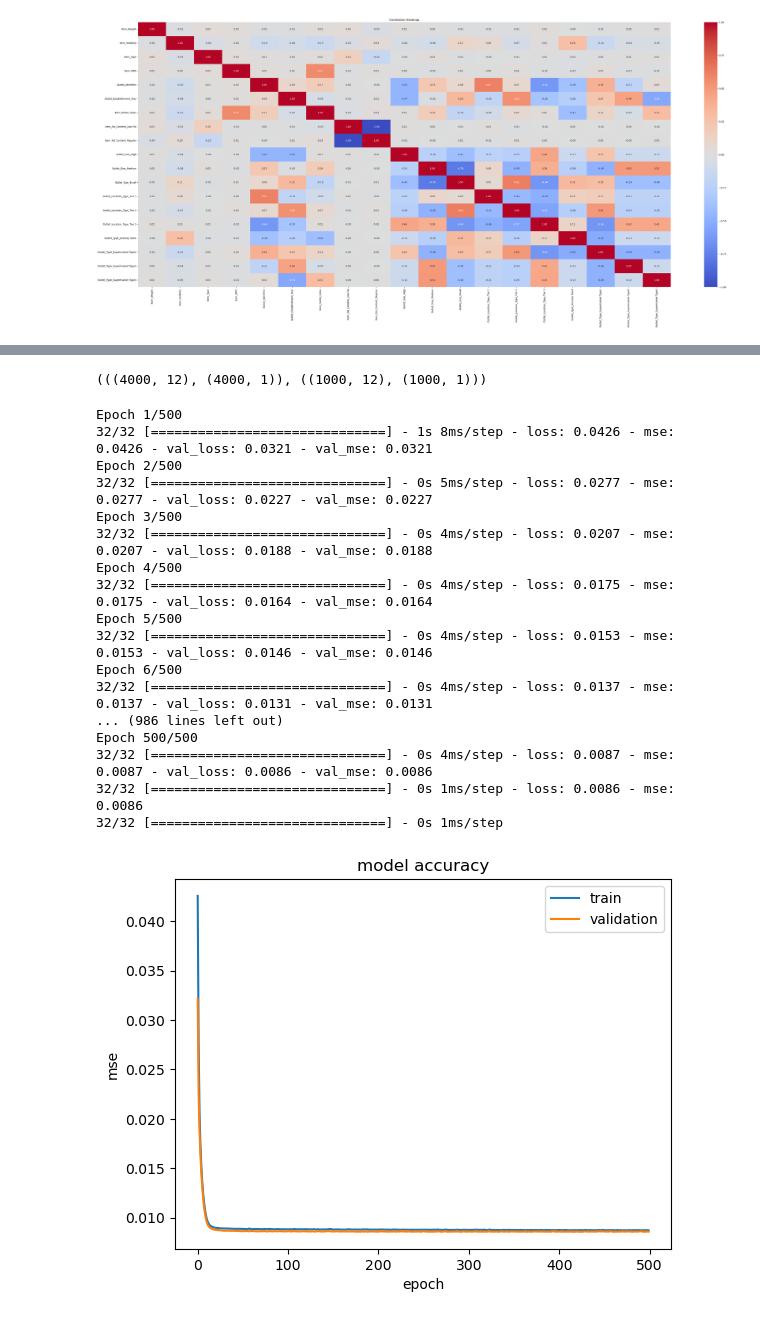
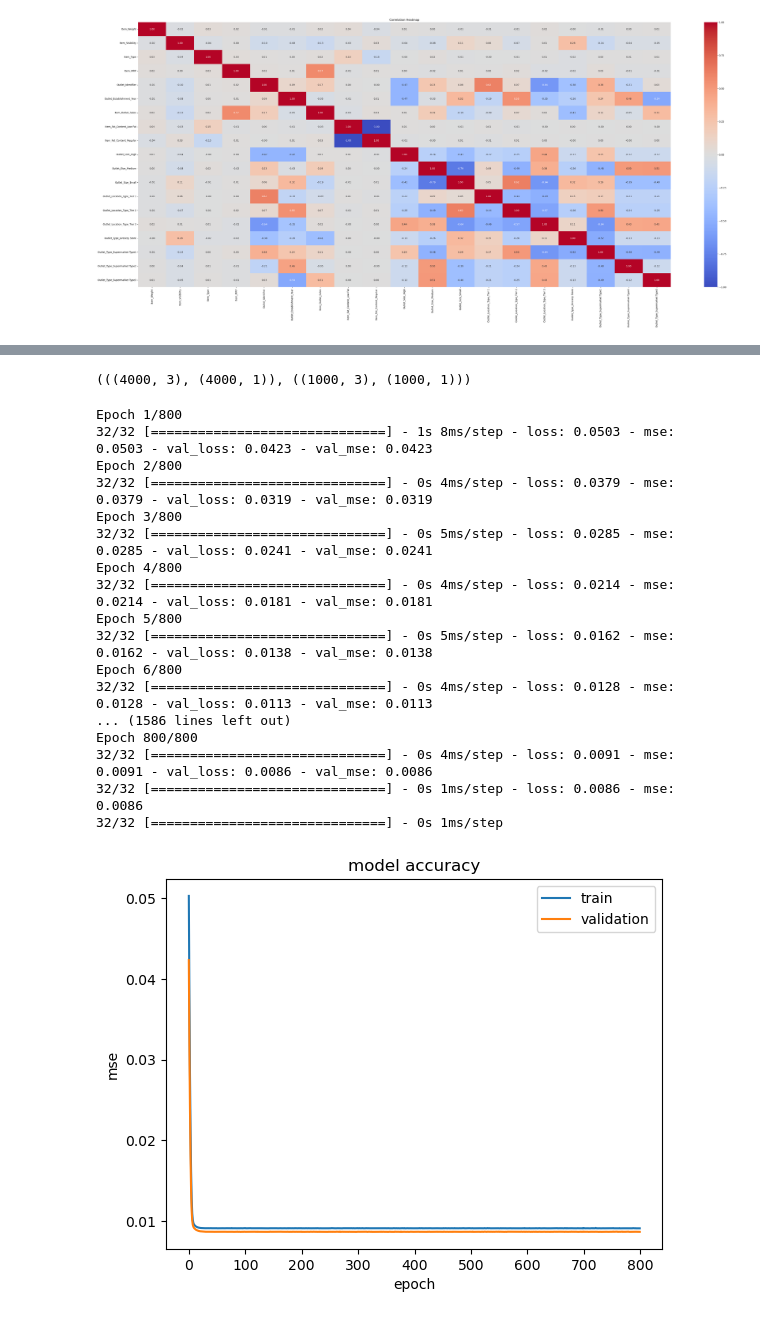
Before and after one commit to jlang62/machine-learning-exercises, a Jupyter notebook: exam/notebooks/Problem4_new.ipynb, the cells around one changed output, grey strips where cells are left out. Drawn from its saved outputs; the diff is of its cells as text; code cells hidden in the pictures.

```diff
--- a/exam/notebooks/Problem4_new.ipynb
+++ b/exam/notebooks/Problem4_new.ipynb
@@ -473,6 +473,6 @@ plt.show()
 # %%
 # get the correlation of the features in the dataset of Item_Outlet_Sales
 features = df_encoded.corr()['Item_Outlet_Sales'].sort_values(ascending=False)
-best_features = [item for item in features.index if item != 'Item_Outlet_Sales' and features[item] > 0.05 or features[item] < -0.05]
+best_features = [item for item in features.index if item != 'Item_Outlet_Sales' and features[item] > 0.25 or features[item] < -0.25]
 best_features
 # %% [output]
@@ -494,7 +483,7 @@ X_train, X_test, y_train, y_test = train_test_split(X[best_features], y, test_si
 # shape of training and validation set
 (X_train.shape, y_train.shape), (X_test.shape, y_test.shape)
 # %% [output]
-(((4000, 12), (4000, 1)), ((1000, 12), (1000, 1)))
+(((4000, 3), (4000, 1)), ((1000, 3), (1000, 1)))
 # %%
 import os
 import time
@@ -565,24 +554,24 @@ def runModel(inputNeurons, outputNeurons, numHiddLayers, numNeurons, learningRat
 
     return createLogEntry(inputNeurons, outputNeurons, numHiddLayers, numNeurons, learningRate, epochs, r2Score, mse, loss, batchSize, run_time)
 # %%
-runModel(inputNeurons=X_train.shape[1], outputNeurons=1, numHiddLayers=3, numNeurons=512, learningRate=0.00001, epochs=500, batchSize=128)
+runModel(inputNeurons=X_train.shape[1], outputNeurons=1, numHiddLayers=3, numNeurons=512, learningRate=0.00001, epochs=800, batchSize=128)
 # %% [output]
-Epoch 1/500
-32/32 [==============================] - 1s 8ms/step - loss: 0.0426 - mse: 0.0426 - val_loss: 0.0321 - val_mse: 0.0321
-Epoch 2/500
-32/32 [==============================] - 0s 5ms/step - loss: 0.0277 - mse: 0.0277 - val_loss: 0.0227 - val_mse: 0.0227
-Epoch 3/500
-32/32 [==============================] - 0s 4ms/step - loss: 0.0207 - mse: 0.0207 - val_loss: 0.0188 - val_mse: 0.0188
-Epoch 4/500
-32/32 [==============================] - 0s 4ms/step - loss: 0.0175 - mse: 0.0175 - val_loss: 0.0164 - val_mse: 0.0164
-Epoch 5/500
-32/32 [==============================] - 0s 4ms/step - loss: 0.0153 - mse: 0.0153 - val_loss: 0.0146 - val_mse: 0.0146
-Epoch 6/500
-32/32 [==============================] - 0s 4ms/step - loss: 0.0137 - mse: 0.0137 - val_loss: 0.0131 - val_mse: 0.0131
-... (986 lines left out)
-Epoch 500/500
-32/32 [==============================] - 0s 4ms/step - loss: 0.0087 - mse: 0.0087 - val_loss: 0.0086 - val_mse: 0.0086
+Epoch 1/800
+32/32 [==============================] - 1s 8ms/step - loss: 0.0503 - mse: 0.0503 - val_loss: 0.0423 - val_mse: 0.0423
+Epoch 2/800
+32/32 [==============================] - 0s 4ms/step - loss: 0.0379 - mse: 0.0379 - val_loss: 0.0319 - val_mse: 0.0319
+Epoch 3/800
+32/32 [==============================] - 0s 5ms/step - loss: 0.0285 - mse: 0.0285 - val_loss: 0.0241 - val_mse: 0.0241
+Epoch 4/800
+32/32 [==============================] - 0s 4ms/step - loss: 0.0214 - mse: 0.0214 - val_loss: 0.0181 - val_mse: 0.0181
+Epoch 5/800
+32/32 [==============================] - 0s 5ms/step - loss: 0.0162 - mse: 0.0162 - val_loss: 0.0138 - val_mse: 0.0138
+Epoch 6/800
+32/32 [==============================] - 0s 4ms/step - loss: 0.0128 - mse: 0.0128 - val_loss: 0.0113 - val_mse: 0.0113
+... (1586 lines left out)
+Epoch 800/800
+32/32 [==============================] - 0s 4ms/step - loss: 0.0091 - mse: 0.0091 - val_loss: 0.0086 - val_mse: 0.0086
 32/32 [==============================] - 0s 1ms/step - loss: 0.0086 - mse: 0.0086
 32/32 [==============================] - 0s 1ms/step
-[figure, old version]
+[figure, new version]
 |  | inputNeurons | outputNeurons | numHiddLayers | numNeurons | learningRate | epochs | r2Score | mse | ... |
```
Also changed, not shown: parts of 2 cells of this notebook, 3 other files.
